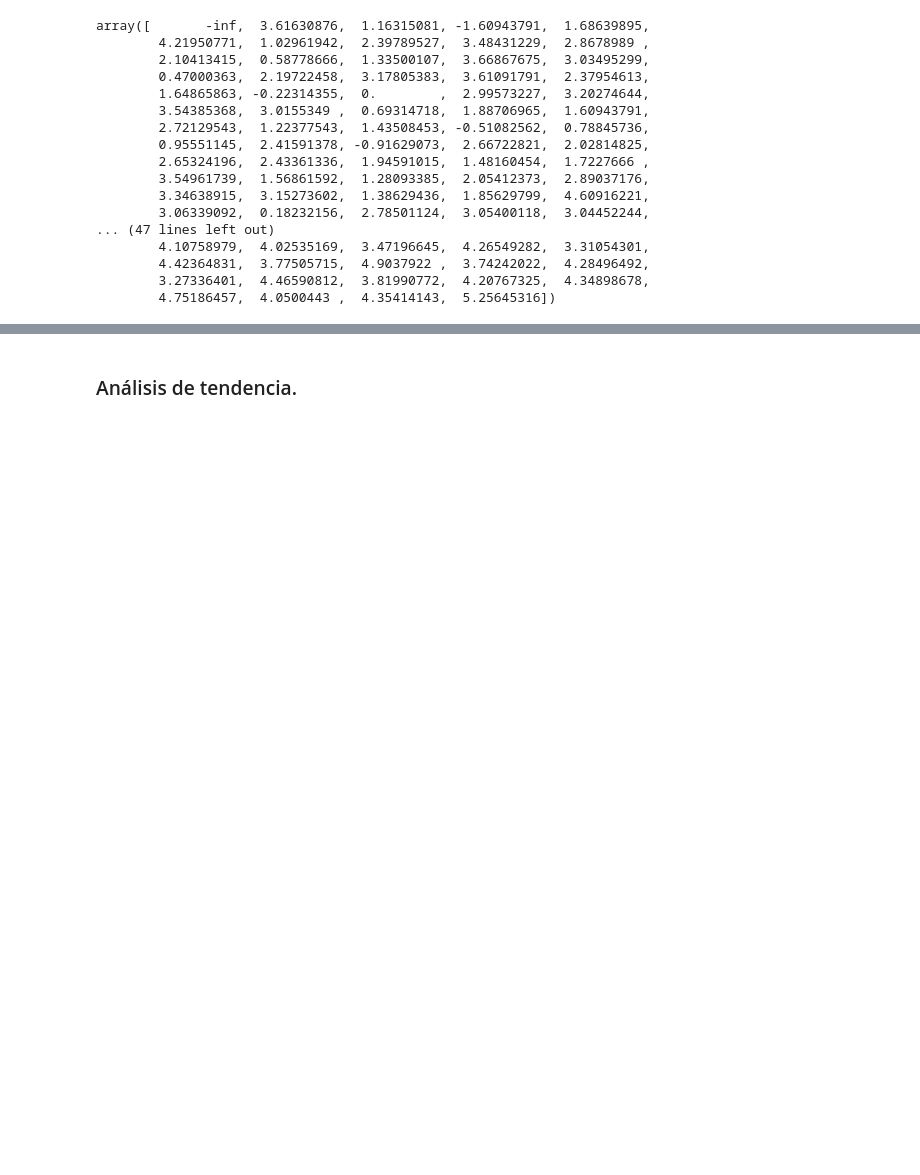
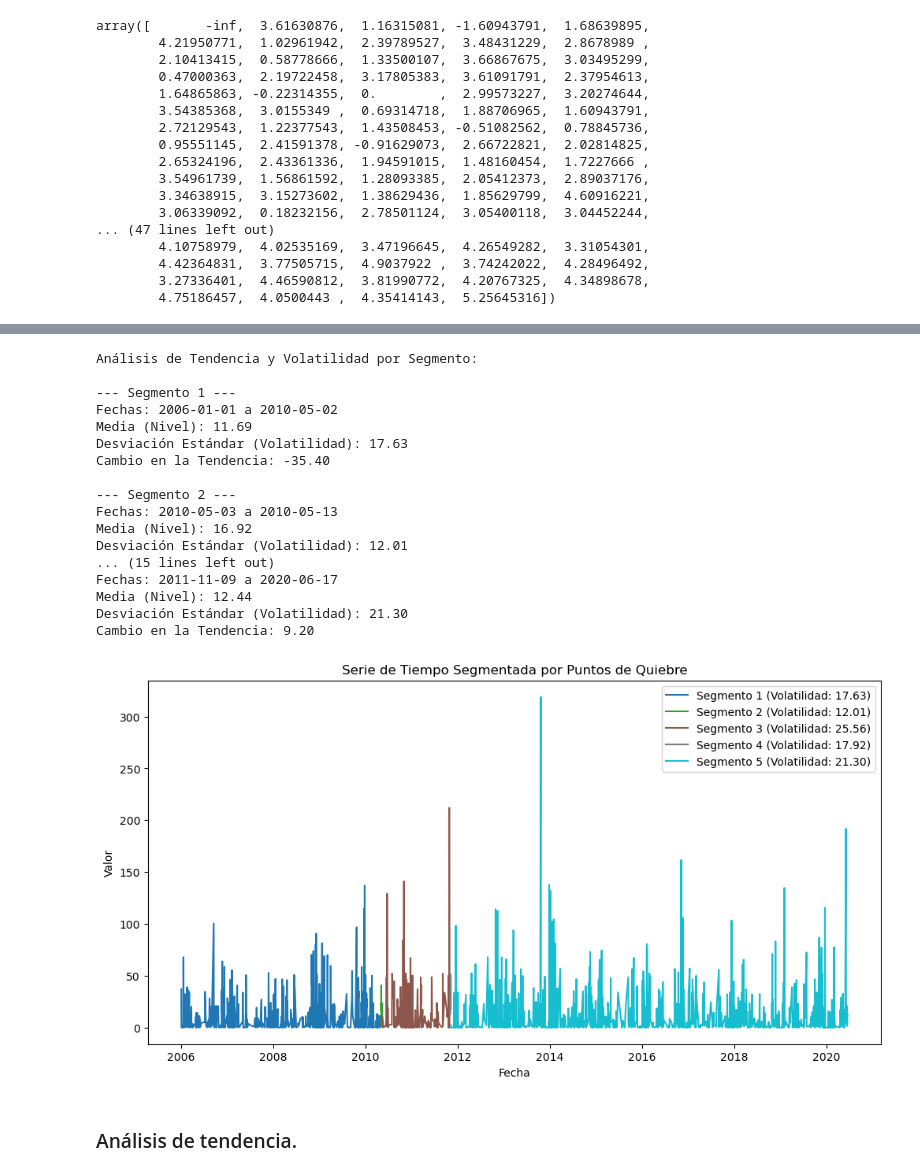
Before and after one commit to Bere333/Smart-Water-Analytics-BBRH, a Jupyter notebook: src/02_modeling_and_evaluation.ipynb, the cells around one changed output, grey strips where cells are left out. Drawn from its saved outputs; the diff is of its cells as text; code cells hidden in the pictures; blank space fills up the shorter version.

```diff
--- a/src/02_modeling_and_evaluation.ipynb
+++ b/src/02_modeling_and_evaluation.ipynb
@@ -312,0 +322,66 @@ decomposition
+# %%
+# Asume que 'df_cleaned' es tu DataFrame con la serie de tiempo ya limpia,
+# ordenada y con el índice de fechas, y 'result' es la lista de índices
+# de los puntos de quiebre del algoritmo ruptures.
+# Ejemplo: df_cleaned['Value'] es la columna de valores
+
+# --- 1. Definir los segmentos con los puntos de quiebre ---
+break_points = [0] + result[:-1] + [len(df_cleaned)]
+segments = []
+
+for i in range(len(break_points) - 1):
+    start = break_points[i]
+    end = break_points[i+1]
+    segments.append(df_cleaned.iloc[start:end])
+
+# --- 2. Analizar la tendencia y volatilidad de cada segmento ---
+print("Análisis de Tendencia y Volatilidad por Segmento:\n")
+for i, segment in enumerate(segments):
+    if segment.empty:
+        continue
+
+    # Calcular la media y la desviación estándar para la variabilidad
+    mean_val = segment['Value'].mean()
+    std_dev_val = segment['Value'].std()
+
+    # Analizar la tendencia (puedes usar regresión lineal para una mejor estimación)
+    trend = segment['Value'].iloc[-1] - segment['Value'].iloc[0]
+
+    print(f"--- Segmento {i+1} ---")
+    print(f"Fechas: {segment.index.min().strftime('%Y-%m-%d')} a {segment.index.max().strftime('%Y-%m-%d')}")
+    print(f"Media (Nivel): {mean_val:.2f}")
+    print(f"Desviación Estándar (Volatilidad): {std_dev_val:.2f}")
+    print(f"Cambio en la Tendencia: {trend:.2f}\n")
+
+# --- 3. Visualizar los segmentos con sus propiedades ---
+plt.figure(figsize=(12, 6))
+colors = plt.cm.get_cmap('tab10', len(segments))
+
+for i, segment in enumerate(segments):
+    plt.plot(segment.index, segment['Value'], color=colors(i),
+             label=f'Segmento {i+1} (Volatilidad: {segment["Value"].std():.2f})')
+
+plt.title('Serie de Tiempo Segmentada por Puntos de Quiebre')
+plt.xlabel('Fecha')
+plt.ylabel('Valor')
+plt.legend()
+plt.show()
+# %% [output]
+Análisis de Tendencia y Volatilidad por Segmento:
+
+--- Segmento 1 ---
+Fechas: 2006-01-01 a 2010-05-02
+Media (Nivel): 11.69
+Desviación Estándar (Volatilidad): 17.63
+Cambio en la Tendencia: -35.40
+
+--- Segmento 2 ---
+Fechas: 2010-05-03 a 2010-05-13
+Media (Nivel): 16.92
+Desviación Estándar (Volatilidad): 12.01
+... (15 lines left out)
+Fechas: 2011-11-09 a 2020-06-17
+Media (Nivel): 12.44
+Desviación Estándar (Volatilidad): 21.30
+Cambio en la Tendencia: 9.20
+[figure, added]
```
Also changed, not shown: parts of 10 cells of this notebook.
